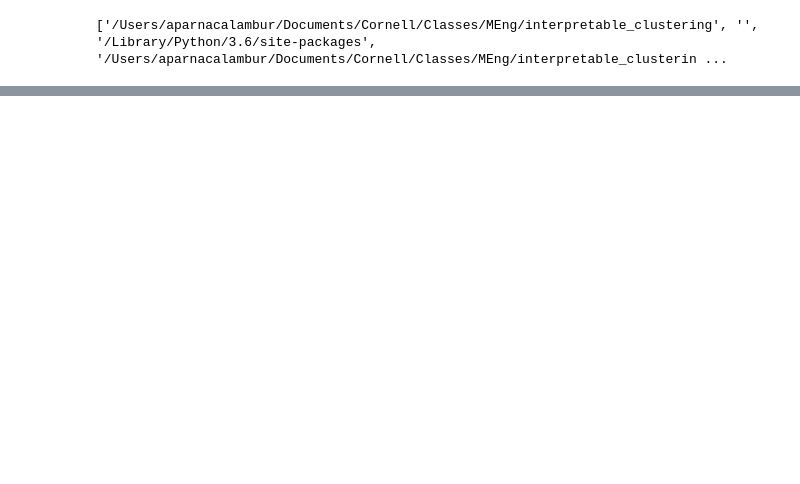
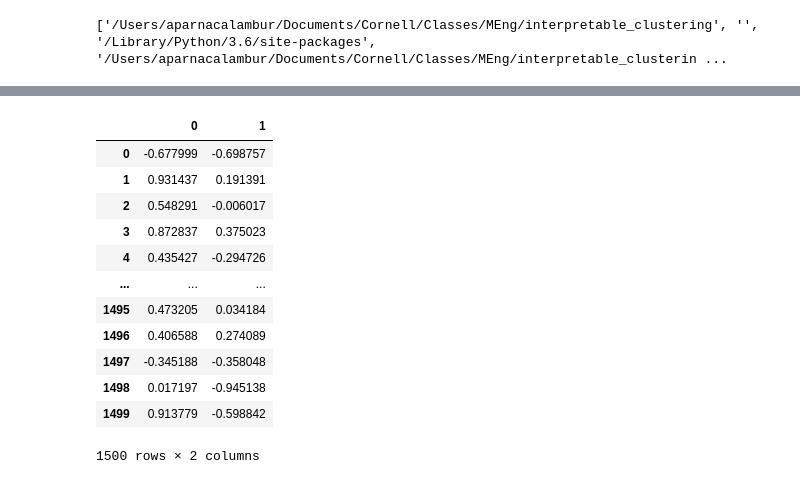
Before and after one commit to udellgroup/interpretable_clustering, a Jupyter notebook: Synthetic data.ipynb, the cells around one changed output, grey strips where cells are left out. Drawn from its saved outputs; the diff is of its cells as text; code cells hidden in the pictures; blank space fills up the shorter version.

Commit message:
synthetic data experimenting

```diff
--- a/Synthetic data.ipynb
+++ b/Synthetic data.ipynb
@@ -510,0 +522,2 @@ Automatically created module for IPython interactive environment
+# %%
+dataset = noisy_circles
@@ -510,0 +535,24 @@ Automatically created module for IPython interactive environment
+# %%
+dataset2 = np.zeros((len(dataset[0]), len(dataset[0][0]) + 1))
+for i in range(len(dataset[0])):
+    x = np.concatenate((np.array([dataset[1][0]]), dataset[0][0]), axis=0)
+    for j in range(len(dataset[0][0]) + 1):
+        dataset2[i][j] = x[j]
+xTrain = pd.DataFrame(data=dataset[0])
+yTrain = pd.DataFrame(data=dataset[1])[0]
+# %%
+xTrain
+# %% [output]
+|  | 0 | 1 |
+| 0 | -0.677999 | -0.698757 |
+| 1 | 0.931437 | 0.191391 |
+| 2 | 0.548291 | -0.006017 |
+| 3 | 0.872837 | 0.375023 |
+| 4 | 0.435427 | -0.294726 |
+| ... | ... | ... |
+| 1495 | 0.473205 | 0.034184 |
+| 1496 | 0.406588 | 0.274089 |
+| 1497 | -0.345188 | -0.358048 |
+| 1498 | 0.017197 | -0.945138 |
+| 1499 | 0.913779 | -0.598842 |
+1500 rows × 2 columns
```
Also changed, not shown: parts of 10 cells of this notebook, 7 other files.
